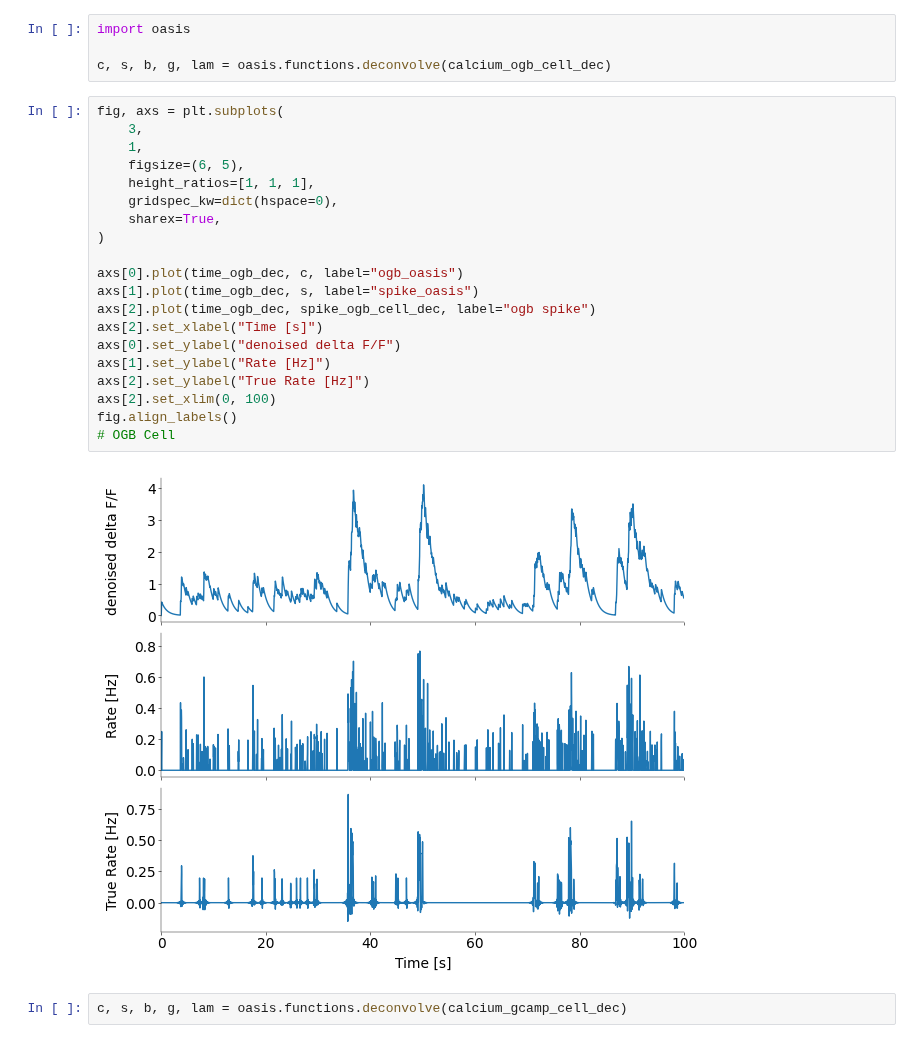
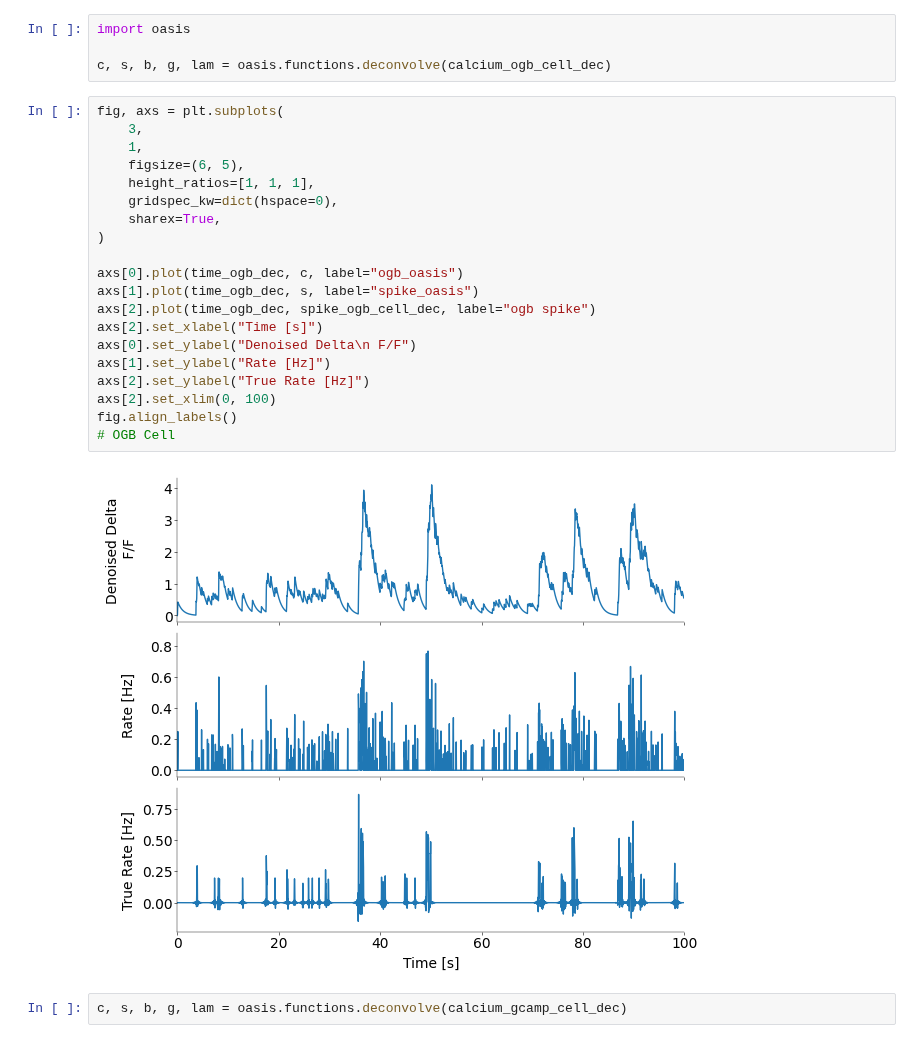
Before and after one commit to weygoldt/neuraldatascience, a Jupyter notebook: notebooks/CodingLab3_Root_Wendt_Weygoldt.ipynb, the cells around one changed output. Drawn from its saved outputs; the diff is of its cells as text.

```diff
--- a/notebooks/CodingLab3_Root_Wendt_Weygoldt.ipynb
+++ b/notebooks/CodingLab3_Root_Wendt_Weygoldt.ipynb
@@ -322,25 +320,25 @@ c, s, b, g, lam = oasis.functions.deconvolve(calcium_ogb_cell_dec)
 # %%
 fig, axs = plt.subplots(
     3,
     1,
     figsize=(6, 5),
     height_ratios=[1, 1, 1],
     gridspec_kw=dict(hspace=0),
     sharex=True,
 )
 
 axs[0].plot(time_ogb_dec, c, label="ogb_oasis")
 axs[1].plot(time_ogb_dec, s, label="spike_oasis")
 axs[2].plot(time_ogb_dec, spike_ogb_cell_dec, label="ogb spike")
 axs[2].set_xlabel("Time [s]")
-axs[0].set_ylabel("denoised delta F/F")
+axs[0].set_ylabel("Denoised Delta\n F/F")
 axs[1].set_ylabel("Rate [Hz]")
 axs[2].set_ylabel("True Rate [Hz]")
 axs[2].set_xlim(0, 100)
 fig.align_labels()
 # OGB Cell
 # %% [output]
-[figure, old version]
+[figure, new version]
 # %%
 c, s, b, g, lam = oasis.functions.deconvolve(calcium_gcamp_cell_dec)
 # %%
```
Also changed, not shown: parts of 6 cells of this notebook, 1 other file.
